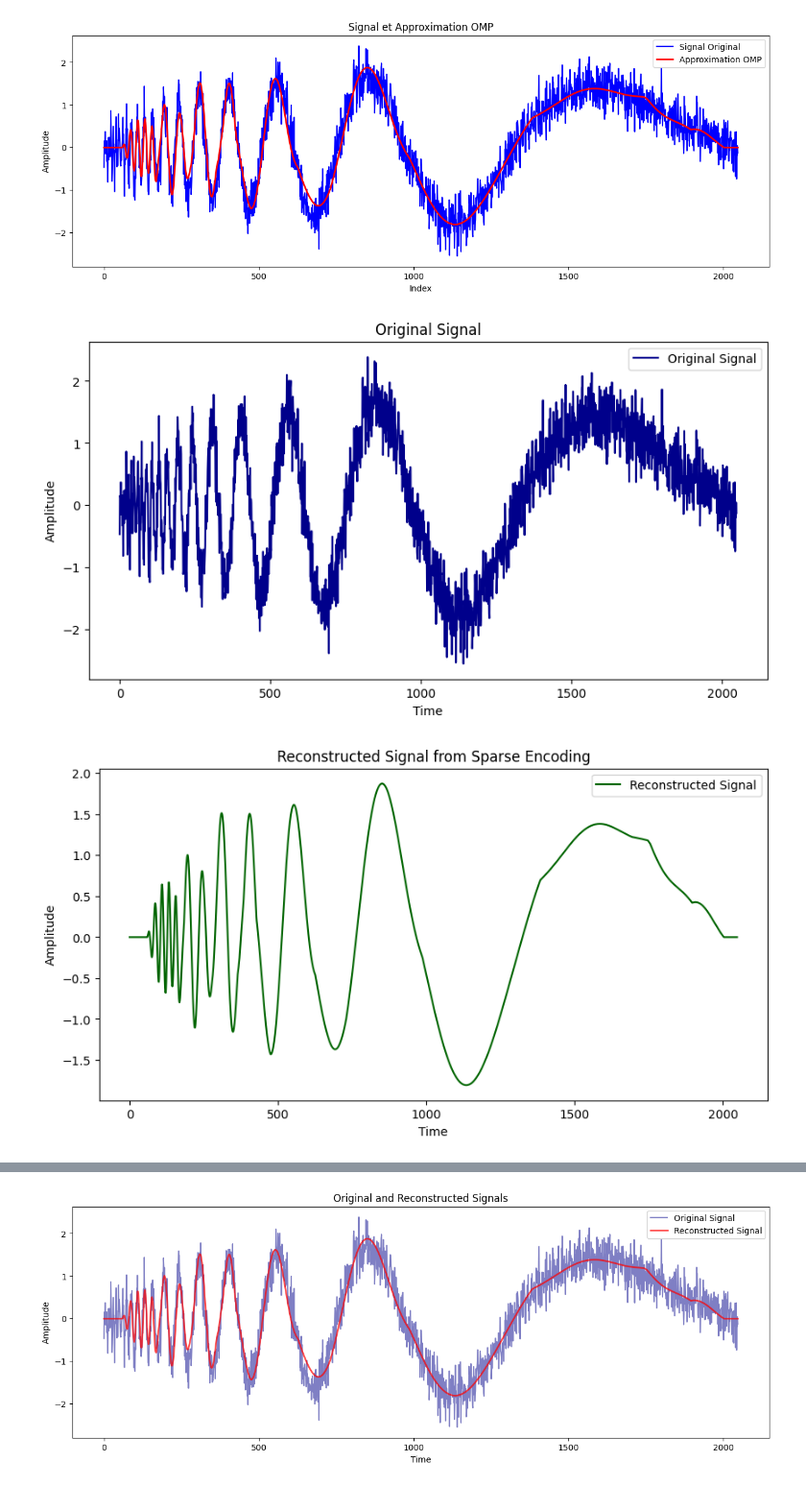
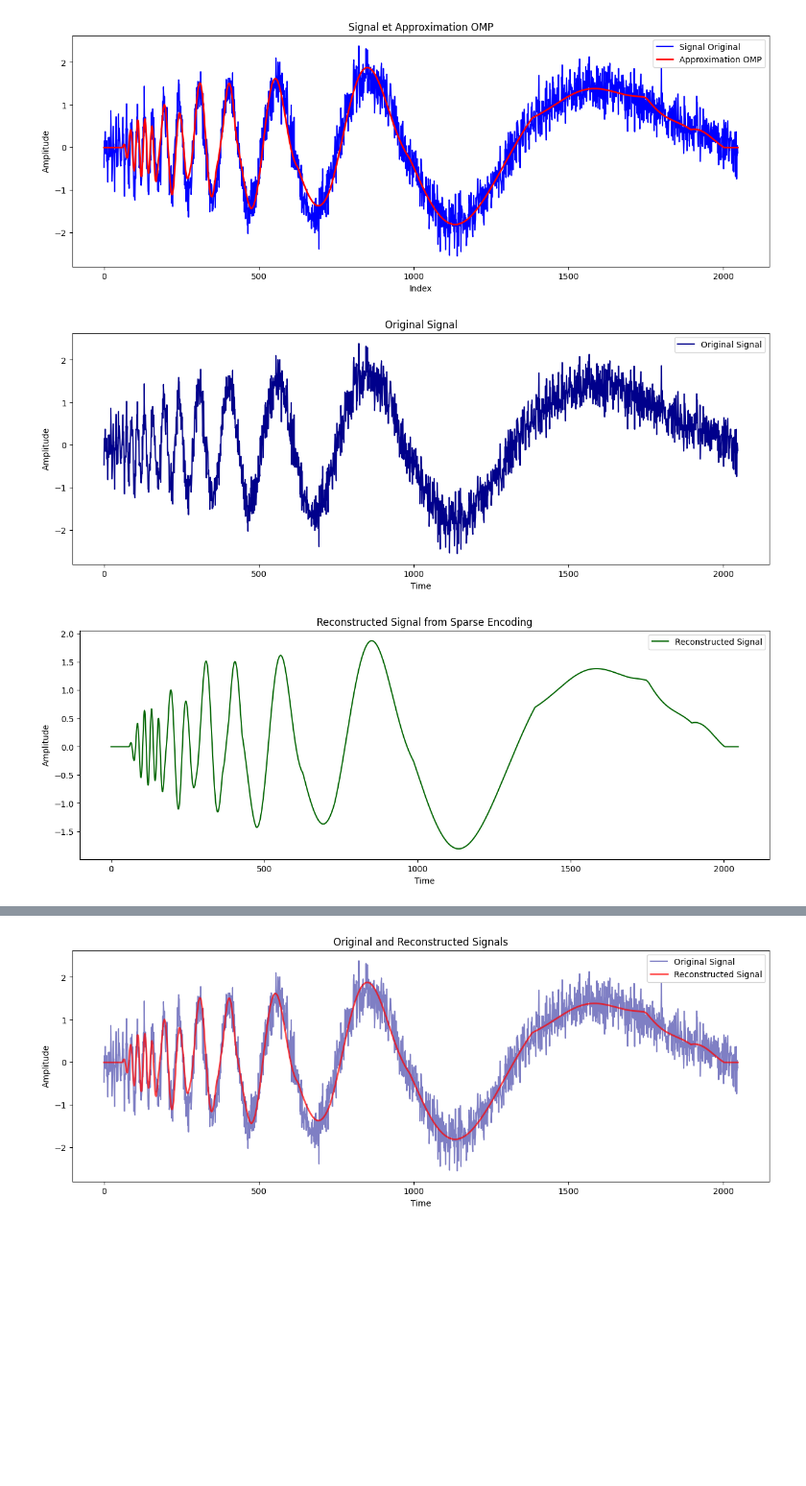
Before and after one commit to NailKhelifa/MVA_Times_Series_ML_Homeworks, a Jupyter notebook: Assignment 2 (ML for TS) - MVA/Assignment 2.ipynb, the cells around one changed output, grey strips where cells are left out. Shown at 96% size. Saved outputs shown, nothing was run; the diff lists cells and outputs as text; code cells hidden in the pictures; blank space fills up the shorter version.

```diff
--- a/Assignment 2 (ML for TS) - MVA/Assignment 2.ipynb
+++ b/Assignment 2 (ML for TS) - MVA/Assignment 2.ipynb
@@ -204,42 +204,42 @@ plt.show()
 reconstructed_signal = selected_atoms @ coeffs
 
 # Plot the original signal
-fig1, ax1 = plt.subplots(figsize=(10, 5))
+fig1, ax1 = plt.subplots(figsize=(15, 5))
 ax1.plot(t, signal_question_4, color="darkblue", label="Original Signal")
 ax1.set_title("Original Signal")
 ax1.set_xlabel("Time")
 ax1.set_ylabel("Amplitude")
 ax1.legend()
 fig1.savefig("Original_Signal.png")
 
 # Plot the reconstructed signal
-fig2, ax2 = plt.subplots(figsize=(10, 5))
+fig2, ax2 = plt.subplots(figsize=(15, 5))
 ax2.plot(t, reconstructed_signal, color="darkgreen", label="Reconstructed Signal")
 ax2.set_title("Reconstructed Signal from Sparse Encoding")
 ax2.set_xlabel("Time")
 ax2.set_ylabel("Amplitude")
 ax2.legend()
 fig2.savefig("Reconstruction.png")
 
 # Plot the residual norms
-fig3, ax3 = plt.subplots(figsize=(10, 5))
+fig3, ax3 = plt.subplots(figsize=(15, 5))
 ax3.plot(np.arange(num_atoms), residuals, color="darkred", label="Residual Norms")
 ax3.set_title("Evolution of Residual Norms")
 ax3.set_xlabel("Iteration")
 ax3.set_ylabel("Residual Norm")
 ax3.legend()
 fig3.savefig("Norms.png")
 
 # Plot the sparse representation
 sparse_representation = np.zeros(len(X))
 sparse_representation[np.array(indices)] = coeffs.flatten()
 
-fig4, ax4 = plt.subplots(figsize=(10, 5))
+fig4, ax4 = plt.subplots(figsize=(15, 5))
 ax4.stem(sparse_representation, linefmt="purple", markerfmt="bo", basefmt="black")
 ax4.set_title("Sparse Representation")
 ax4.set_xlabel("Atom Index")
 ax4.set_ylabel("Coefficient Value")
 plt.show()
 # %% [output]
-[figure, old version]
+[figure, new version]
-[figure, old version]
+[figure, new version]
```
Also changed, not shown: parts of 2 cells of this notebook, 3 other files.
